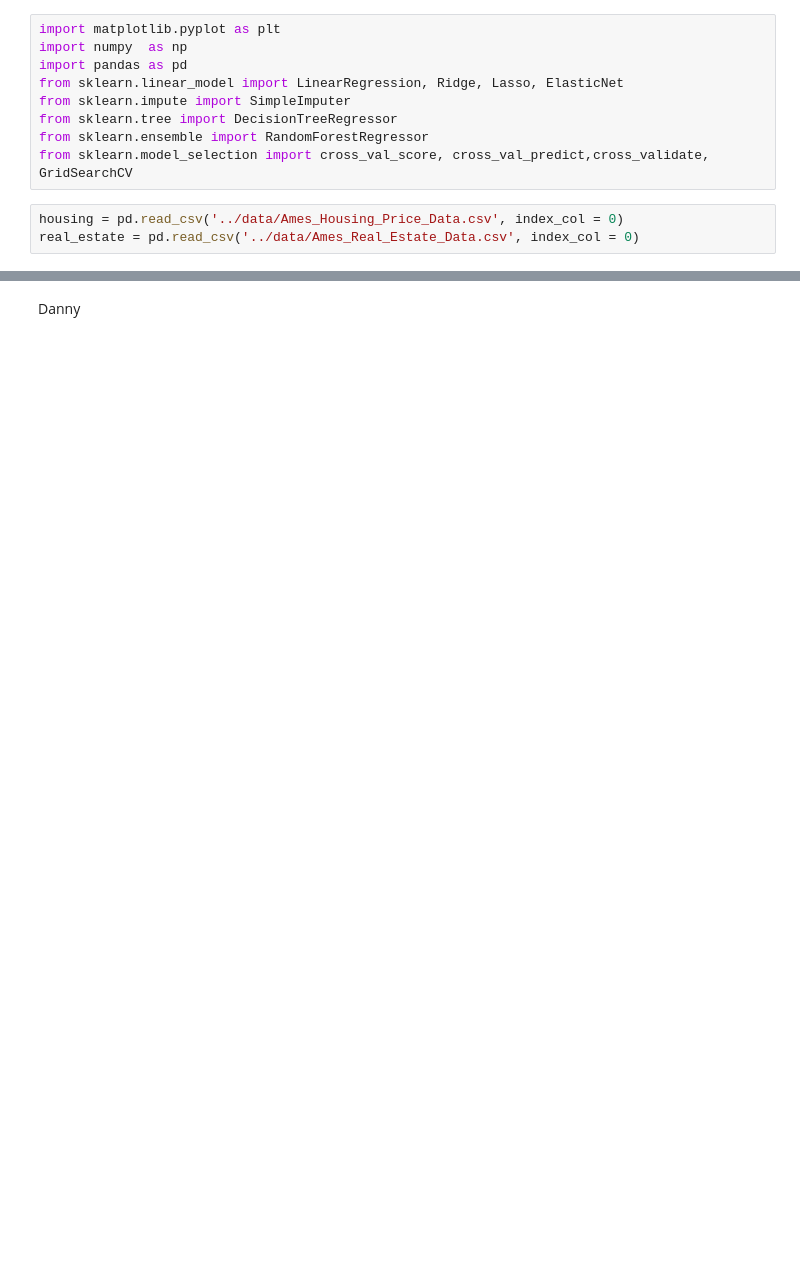
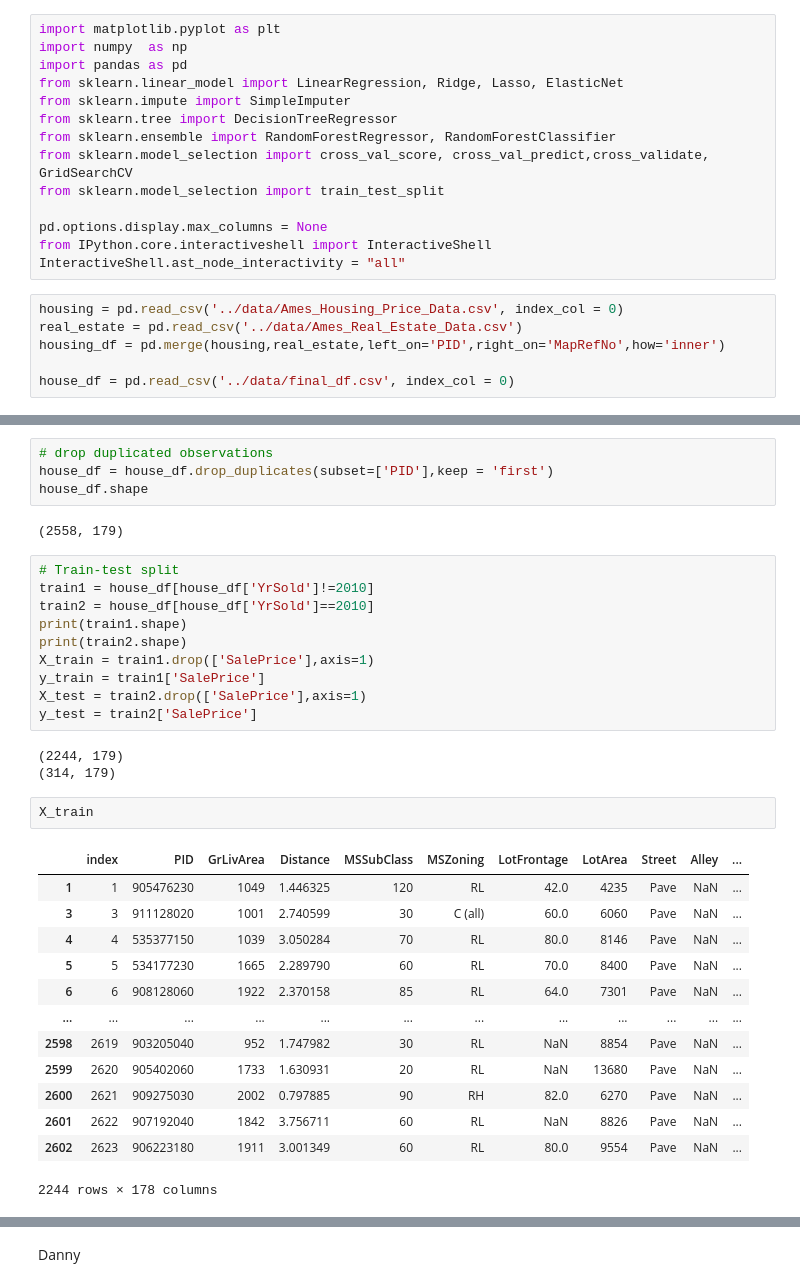
Before and after one commit to danieljinchoy/ames_housing_ml, a Jupyter notebook: Analysis.ipynb, the cells around one changed output, grey strips where cells are left out. Cells and saved outputs as stored; diff of their text form; blank space fills up the shorter version.

```diff
--- a/Analysis.ipynb
+++ b/Analysis.ipynb
@@ -5,8 +5,16 @@ import pandas as pd
 from sklearn.linear_model import LinearRegression, Ridge, Lasso, ElasticNet
 from sklearn.impute import SimpleImputer
 from sklearn.tree import DecisionTreeRegressor
-from sklearn.ensemble import RandomForestRegressor
+from sklearn.ensemble import RandomForestRegressor, RandomForestClassifier
 from sklearn.model_selection import cross_val_score, cross_val_predict,cross_validate, GridSearchCV
+from sklearn.model_selection import train_test_split
+
+pd.options.display.max_columns = None
+from IPython.core.interactiveshell import InteractiveShell
+InteractiveShell.ast_node_interactivity = "all"
 # %%
 housing = pd.read_csv('../data/Ames_Housing_Price_Data.csv', index_col = 0)
-real_estate = pd.read_csv('../data/Ames_Real_Estate_Data.csv', index_col = 0)
+real_estate = pd.read_csv('../data/Ames_Real_Estate_Data.csv')
+housing_df = pd.merge(housing,real_estate,left_on='PID',right_on='MapRefNo',how='inner')
+
+house_df = pd.read_csv('../data/final_df.csv', index_col = 0)
@@ -12,0 +39,35 @@ real_estate = pd.read_csv('../data/Ames_Real_Estate_Data.csv', index_col = 0)
+# %%
+# drop duplicated observations
+house_df = house_df.drop_duplicates(subset=['PID'],keep = 'first')
+house_df.shape
+# %% [output]
+(2558, 179)
+# %%
+# Train-test split
+train1 = house_df[house_df['YrSold']!=2010]
+train2 = house_df[house_df['YrSold']==2010]
+print(train1.shape)
+print(train2.shape)
+X_train = train1.drop(['SalePrice'],axis=1)
+y_train = train1['SalePrice']
+X_test = train2.drop(['SalePrice'],axis=1)
+y_test = train2['SalePrice']
+# %% [output]
+(2244, 179)
+(314, 179)
+# %%
+X_train
+# %% [output]
+|  | index | PID | GrLivArea | Distance | MSSubClass | MSZoning | LotFrontage | LotArea | Street | Alley | ... |
+| 1 | 1 | 905476230 | 1049 | 1.446325 | 120 | RL | 42.0 | 4235 | Pave | NaN | ... |
+| 3 | 3 | 911128020 | 1001 | 2.740599 | 30 | C (all) | 60.0 | 6060 | Pave | NaN | ... |
+| 4 | 4 | 535377150 | 1039 | 3.050284 | 70 | RL | 80.0 | 8146 | Pave | NaN | ... |
+| 5 | 5 | 534177230 | 1665 | 2.289790 | 60 | RL | 70.0 | 8400 | Pave | NaN | ... |
+| 6 | 6 | 908128060 | 1922 | 2.370158 | 85 | RL | 64.0 | 7301 | Pave | NaN | ... |
+| ... | ... | ... | ... | ... | ... | ... | ... | ... | ... | ... | ... |
+| 2598 | 2619 | 903205040 | 952 | 1.747982 | 30 | RL | NaN | 8854 | Pave | NaN | ... |
+| 2599 | 2620 | 905402060 | 1733 | 1.630931 | 20 | RL | NaN | 13680 | Pave | NaN | ... |
+| 2600 | 2621 | 909275030 | 2002 | 0.797885 | 90 | RH | 82.0 | 6270 | Pave | NaN | ... |
+| 2601 | 2622 | 907192040 | 1842 | 3.756711 | 60 | RL | NaN | 8826 | Pave | NaN | ... |
+| 2602 | 2623 | 906223180 | 1911 | 3.001349 | 60 | RL | 80.0 | 9554 | Pave | NaN | ... |
+2244 rows × 178 columns
```
Also changed, not shown: parts of 83 cells of this notebook, 7 other files.
